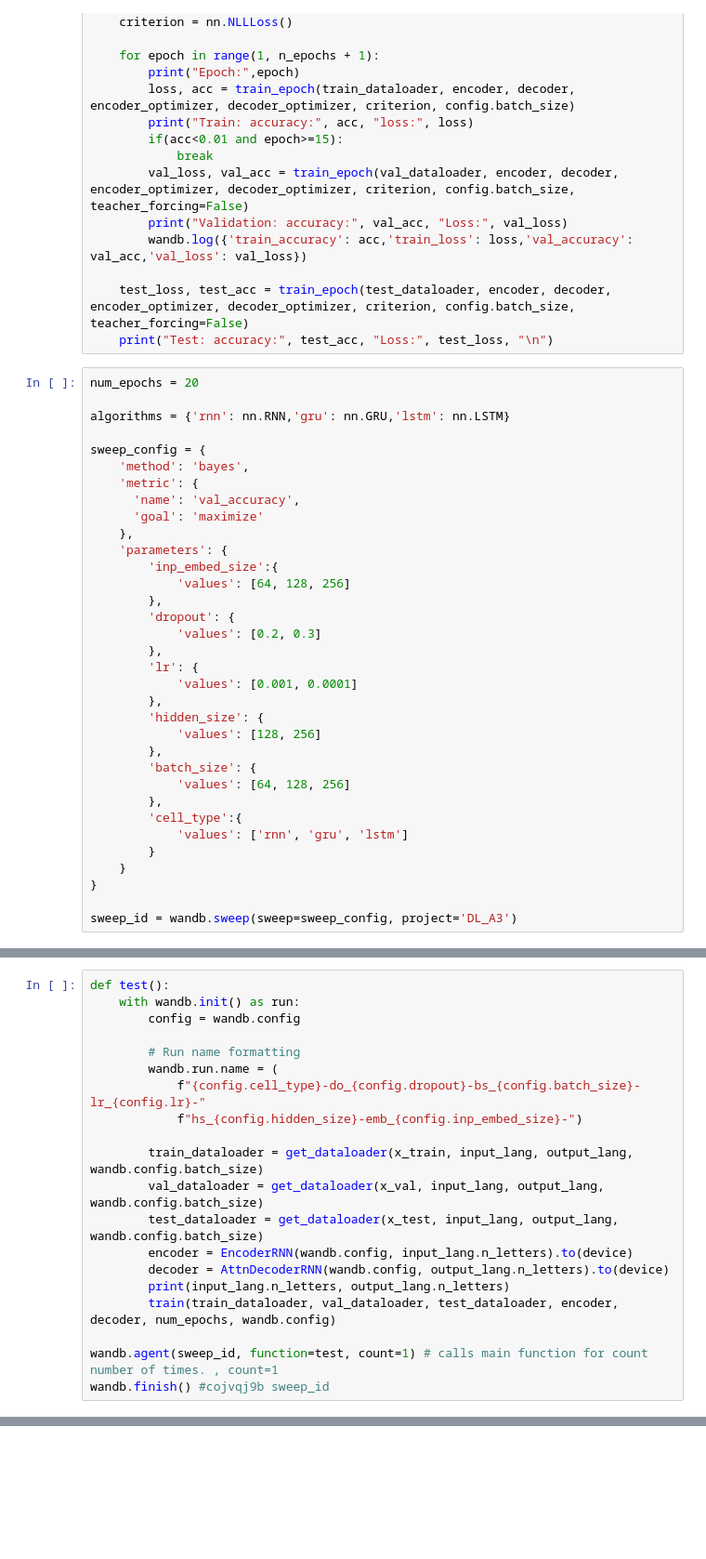
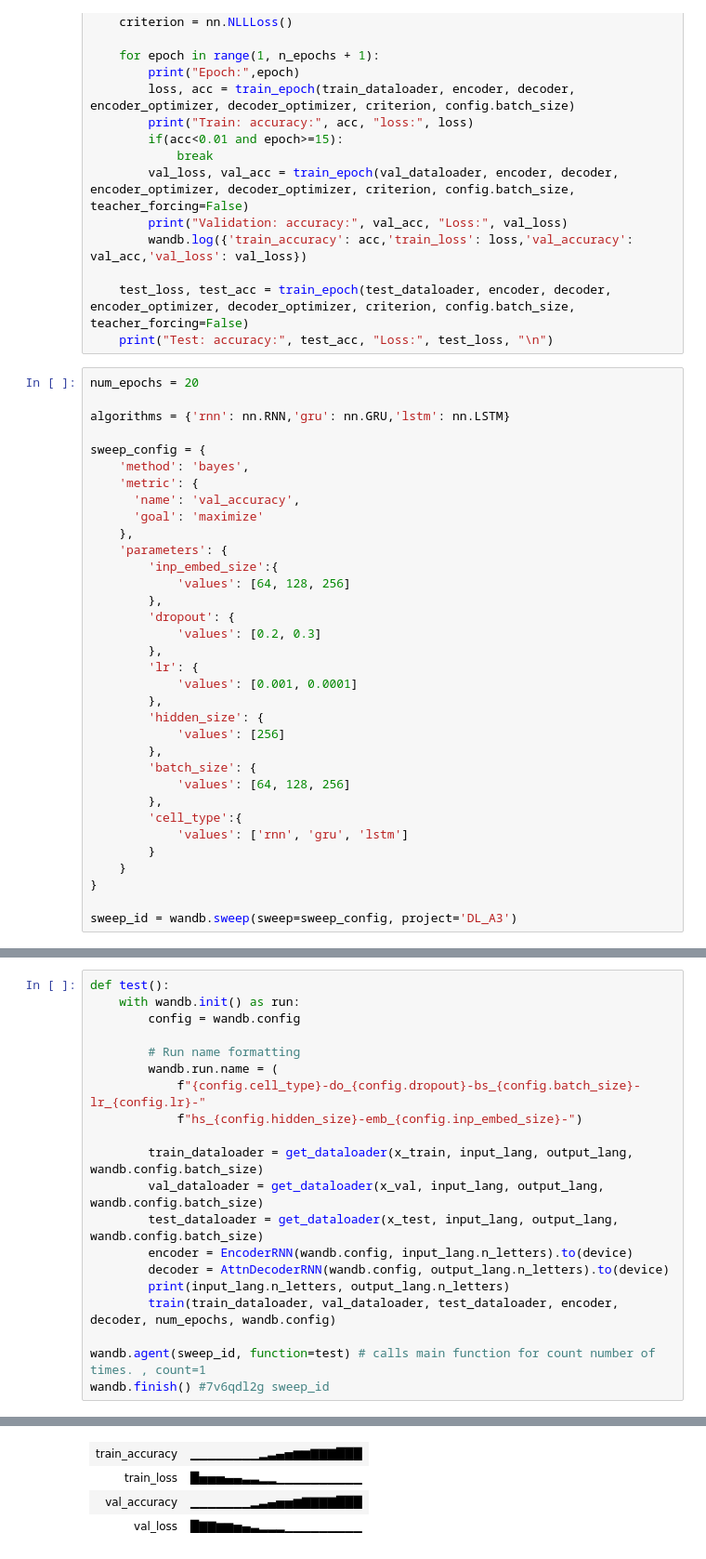
Before and after one commit to AndoorAlanD/DA6401-Assignment-3, a Jupyter notebook: DL_As3_Q5-6.ipynb, the cells around one changed output, grey strips where cells are left out. Shown: that part at 93% size. Drawn from its saved outputs; the diff is of its cells as text; blank space fills up the shorter version.

```diff
--- a/DL_As3_Q5-6.ipynb
+++ b/DL_As3_Q5-6.ipynb
@@ -298,7 +300,7 @@ sweep_config = {
             'values': [0.001, 0.0001]
         },
         'hidden_size': {
-            'values': [128, 256]
+            'values': [256]
         },
         'batch_size': {
             'values': [64, 128, 256]
@@ -328,5 +333,6 @@ def test():
         print(input_lang.n_letters, output_lang.n_letters)
         train(train_dataloader, val_dataloader, test_dataloader, encoder, decoder, num_epochs, wandb.config)
 
-wandb.agent(sweep_id, function=test, count=1) # calls main function for count number of times. , count=1
-wandb.finish() #cojvqj9b sweep_id
+wandb.agent(sweep_id, function=test) # calls main function for count number of times. , count=1
+wandb.finish() #7v6qdl2g sweep_id
+# %% [output]
@@ -332,0 +372,4 @@ wandb.finish() #cojvqj9b sweep_id
+| train_accuracy | ▁▁▁▁▁▁▁▁▂▃▄▅▆▆▇▇▇███ |
+| train_loss | █▅▅▅▄▄▃▃▂▂▁▁▁▁▁▁▁▁▁▁ |
+| val_accuracy | ▁▁▁▁▁▁▁▂▃▄▅▅▆▇▇▇▇███ |
+| val_loss | █▇▇▆▆▅▄▃▂▂▂▁▁▁▁▁▁▁▁▁ |
```
Also changed, not shown: parts of 6 cells of this notebook.
